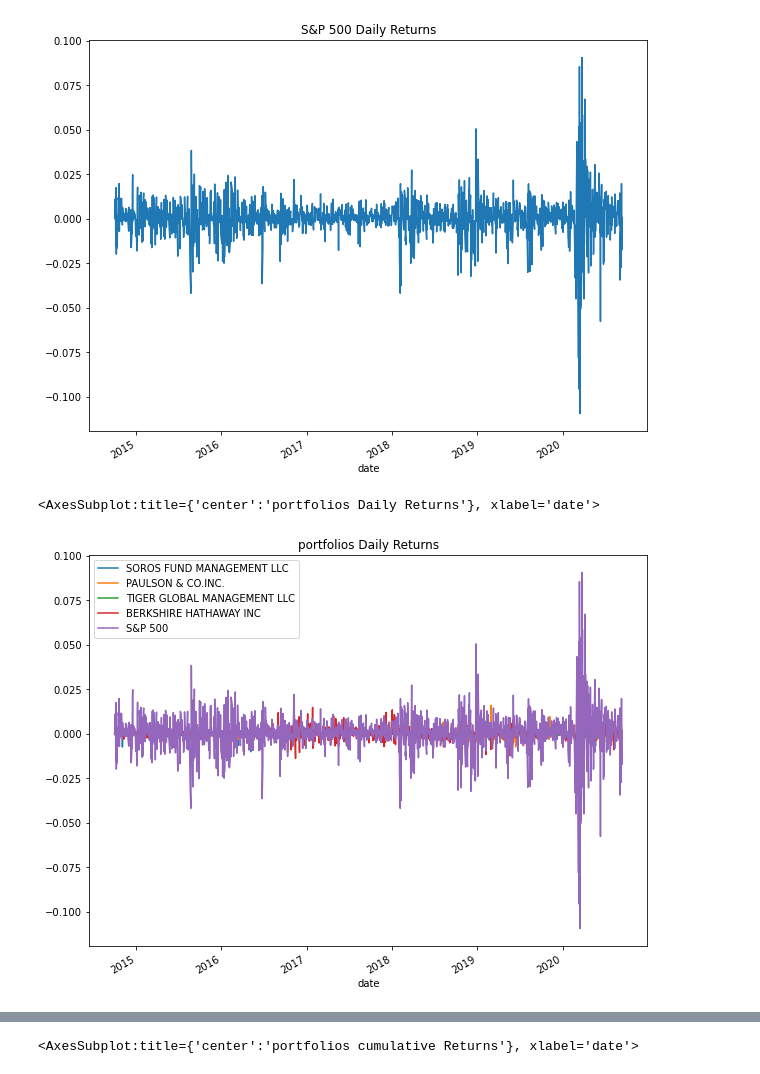
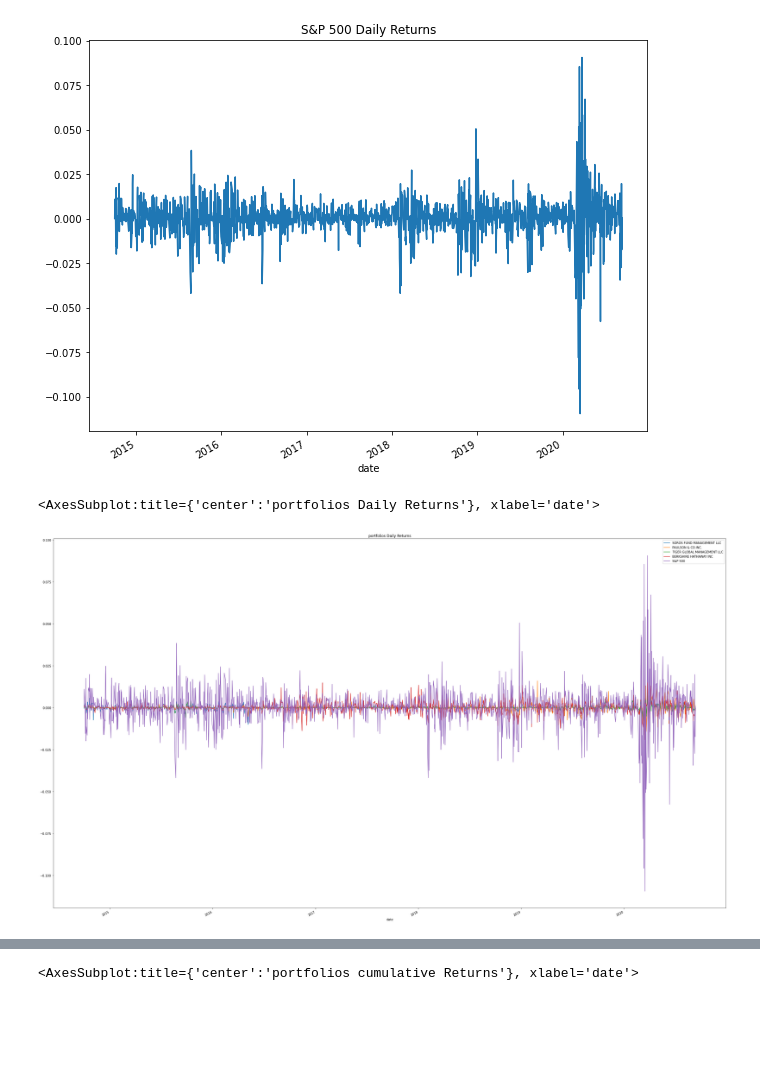
Before and after one commit to codan81/Risk-Return-Analysis-4-Investments, a Jupyter notebook: risk_return_analysis.ipynb, the cells around one changed output, grey strips where cells are left out. Drawn from its saved outputs; the diff is of its cells as text; code cells hidden in the pictures; blank space fills up the shorter version.

```diff
--- a/risk_return_analysis.ipynb
+++ b/risk_return_analysis.ipynb
@@ -170,10 +170,10 @@ daily_returns_df["S&P 500"].plot(figsize=(10, 8), title='S&P 500 Daily Returns')
 <AxesSubplot:title={'center':'S&P 500 Daily Returns'}, xlabel='date'>
 [figure]
 # %%
-daily_returns_df.plot(figsize=(10, 8), title='portfolios Daily Returns')
+daily_returns_df.plot(figsize=(40, 25), title='portfolios Daily Returns')
 # %% [output]
 <AxesSubplot:title={'center':'portfolios Daily Returns'}, xlabel='date'>
-[figure, old version]
+[figure, new version]
 # %%
 # Calculate and plot the cumulative returns of the 4 fund portfolios and the S&P 500
 # Review the last 5 rows of the cumulative returns DataFrame
```
